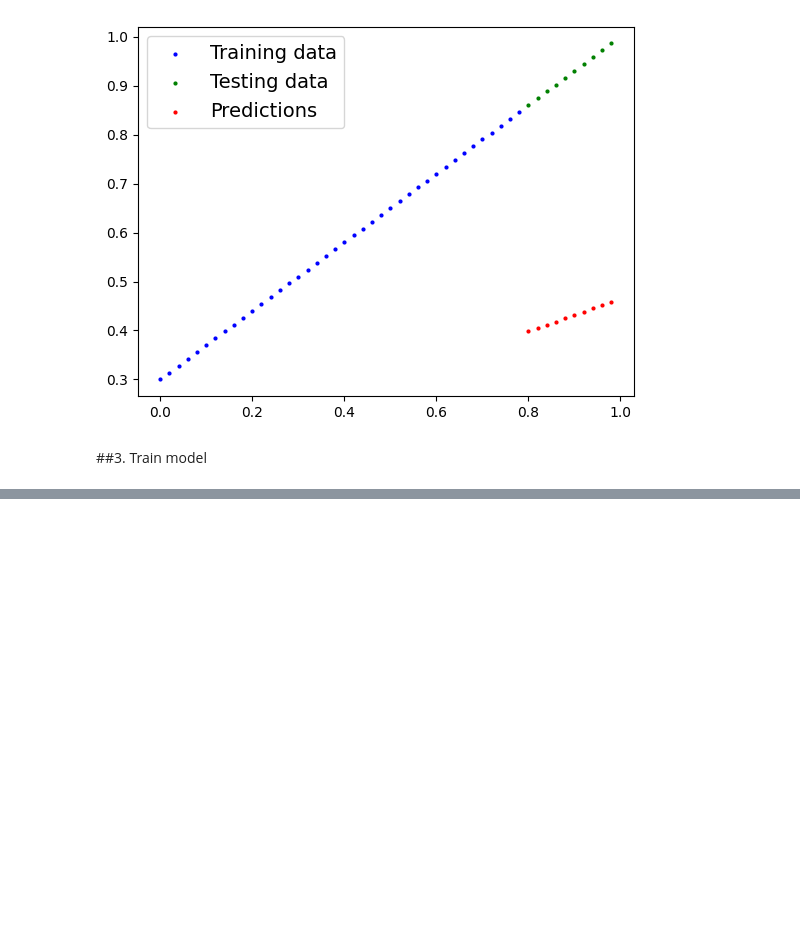
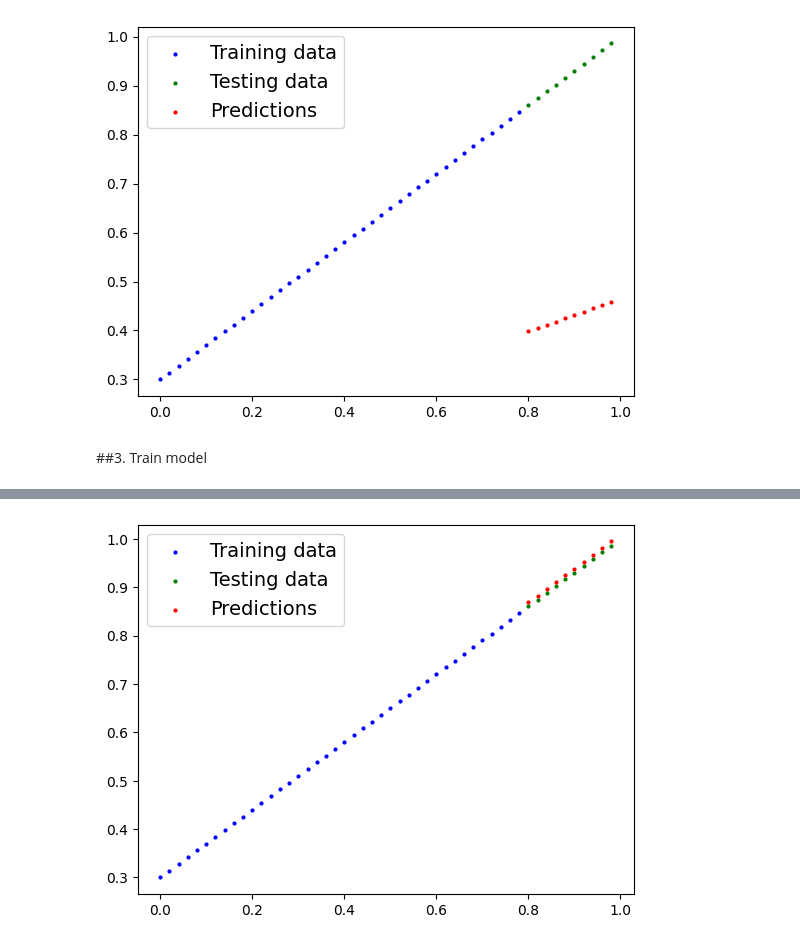
Before and after one commit to greg881203/Pytorch, a Jupyter notebook: pytorch_workflow.ipynb, the cells around one changed output, grey strips where cells are left out. Cells and saved outputs as stored; diff of their text form; code cells hidden in the pictures; blank space fills up the shorter version.

```diff
--- a/pytorch_workflow.ipynb
+++ b/pytorch_workflow.ipynb
@@ -193,7 +198,8 @@ plot_prediction(predictions = y_preds)
 loss_fn = nn.L1Loss()
 
 # Set an optimizer
-optimizer = torch.optim.SGD
+optimizer = torch.optim.SGD( params = model.parameters(),
+                lr = 0.01             )
 # %%
 loss_fn,optimizer
 # %% [output]
@@ -200,0 +294,3 @@ loss_fn,optimizer
+# %%
+with torch.inference_mode():
+  y_preds_new = model(x_test)
@@ -200,0 +301,4 @@ loss_fn,optimizer
+# %%
+plot_prediction(predictions=y_preds_new)
+# %% [output]
+[figure, added]
```
Also changed, not shown: parts of 24 cells of this notebook.
